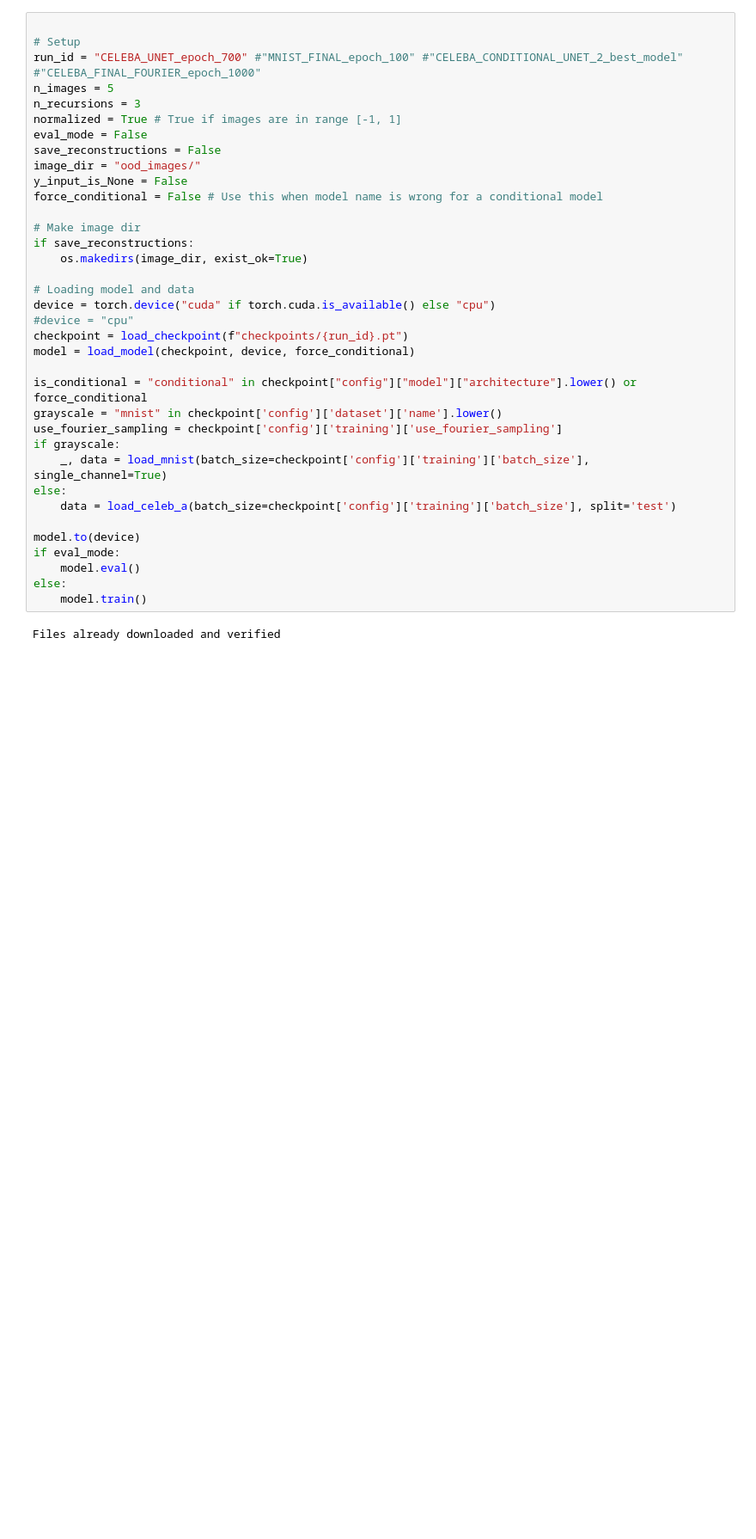
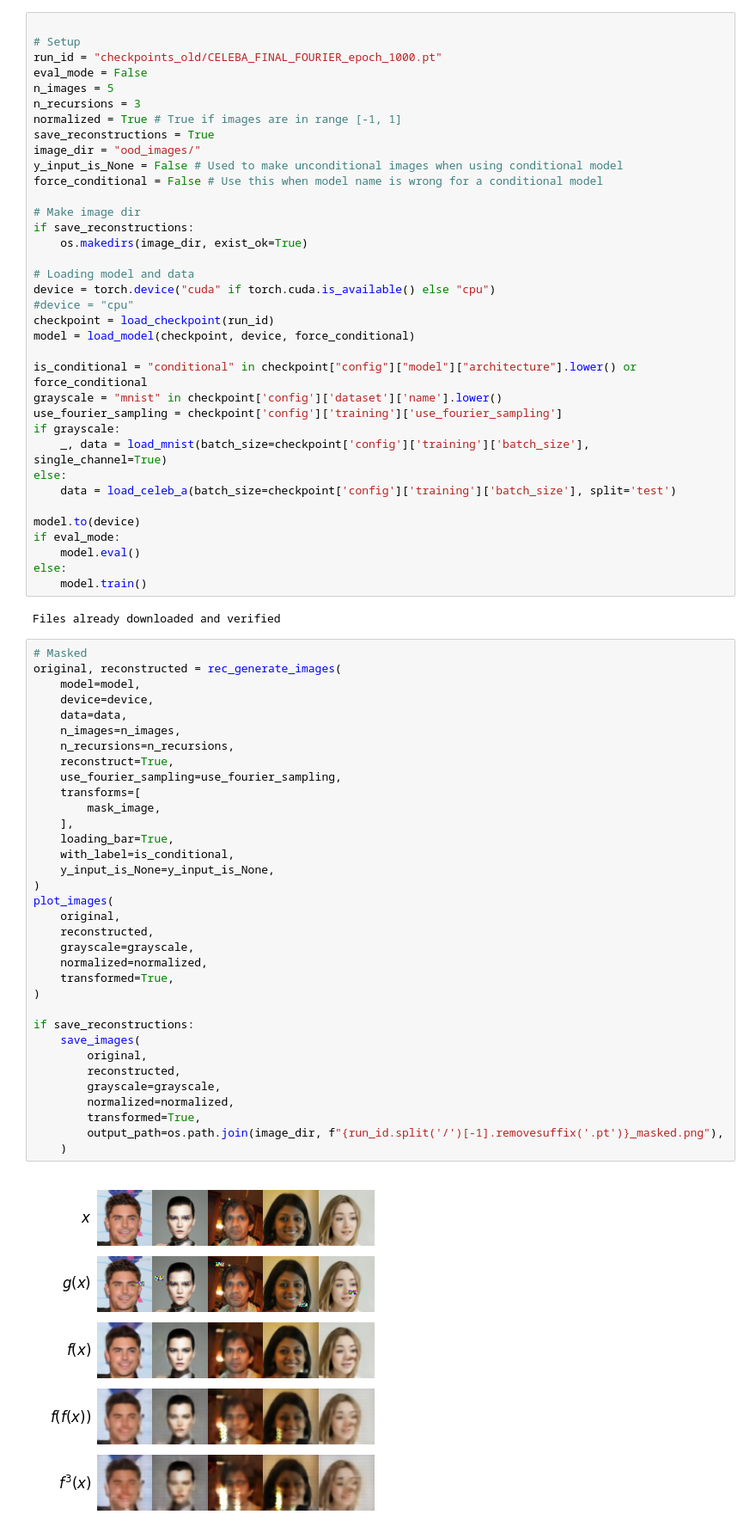
Before and after one commit to abdelahmed0/KTH-DD2412-Idempotent-GenNets, a Jupyter notebook: out_of_distribution.ipynb, the cells around one changed output. Shown at 86% size. Saved outputs shown, nothing was run; the diff lists cells and outputs as text; blank space fills up the shorter version.

```diff
--- a/out_of_distribution.ipynb
+++ b/out_of_distribution.ipynb
@@ -25,14 +47,14 @@ def make_sketch(x: torch.Tensor, kernel_size=21, eps=1e-10):
 # %%
 
 # Setup
-run_id = "CELEBA_UNET_epoch_700" #"MNIST_FINAL_epoch_100" #"CELEBA_CONDITIONAL_UNET_2_best_model" #"CELEBA_FINAL_FOURIER_epoch_1000"
+run_id = "checkpoints_old/CELEBA_FINAL_FOURIER_epoch_1000.pt"
+eval_mode = False
 n_images = 5
 n_recursions = 3
 normalized = True # True if images are in range [-1, 1]
-eval_mode = False
-save_reconstructions = False
+save_reconstructions = True
 image_dir = "ood_images/"
-y_input_is_None = False
+y_input_is_None = False # Used to make unconditional images when using conditional model
 force_conditional = False # Use this when model name is wrong for a conditional model
 
 # Make image dir
@@ -42,7 +64,7 @@ if save_reconstructions:
 # Loading model and data
 device = torch.device("cuda" if torch.cuda.is_available() else "cpu")
 #device = "cpu"
-checkpoint = load_checkpoint(f"checkpoints/{run_id}.pt")
+checkpoint = load_checkpoint(run_id)
 model = load_model(checkpoint, device, force_conditional)
 
 is_conditional = "conditional" in checkpoint["config"]["model"]["architecture"].lower() or force_conditional
@@ -60,6 +82,42 @@ else:
     model.train()
 # %% [output]
 Files already downloaded and verified
+# %%
+# Masked
+original, reconstructed = rec_generate_images(
+    model=model,
+    device=device,
+    data=data,
+    n_images=n_images,
+    n_recursions=n_recursions,
+    reconstruct=True,
+    use_fourier_sampling=use_fourier_sampling,
+    transforms=[
+        mask_image,
+    ],
+    loading_bar=True,
+    with_label=is_conditional,
+    y_input_is_None=y_input_is_None,
+)
+plot_images(
+    original,
+    reconstructed,
+    grayscale=grayscale,
+    normalized=normalized,
+    transformed=True,
+)
+
+if save_reconstructions:
+    save_images(
+        original,
+        reconstructed,
+        grayscale=grayscale,
+        normalized=normalized,
+        transformed=True,
+        output_path=os.path.join(image_dir, f"{run_id.split('/')[-1].removesuffix('.pt')}_masked.png"),
+    )
+# %% [output]
+[figure, added]
 # %%
 # Noise
 original, reconstructed = rec_generate_images(
```
Also changed, not shown: parts of 4 cells of this notebook, 28 other files.
